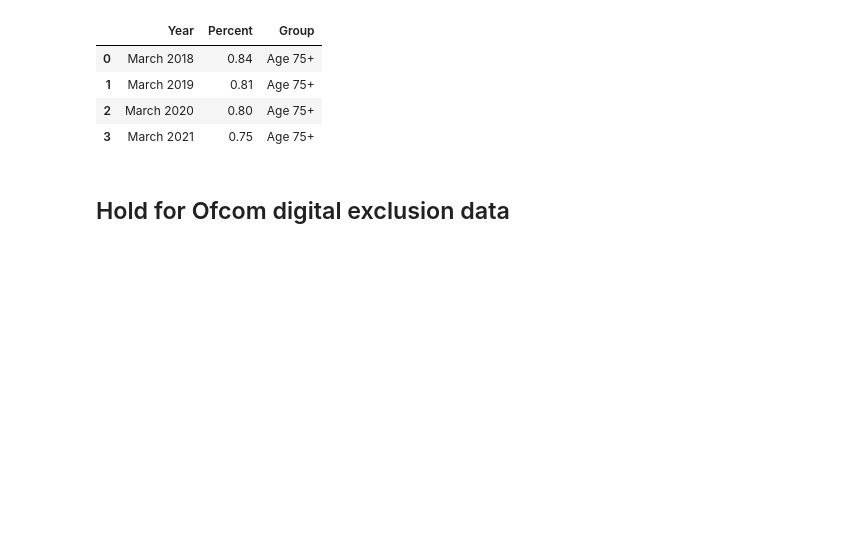
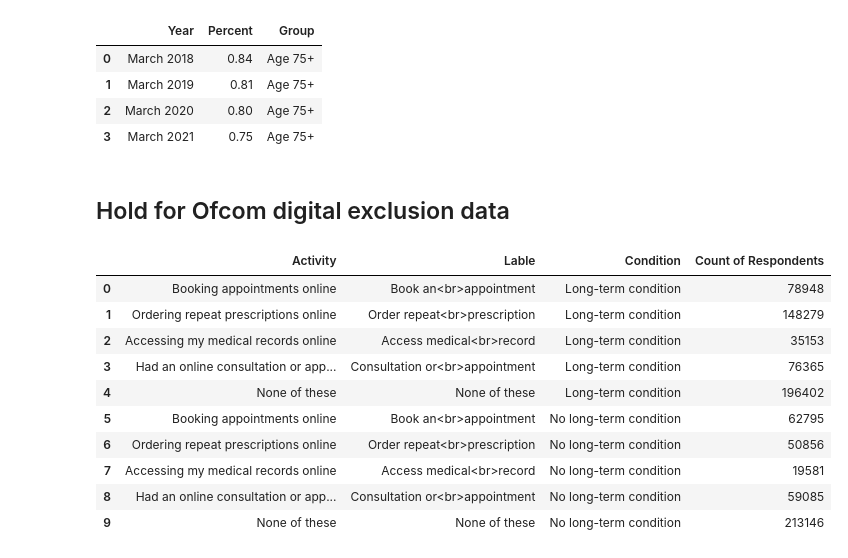
Before and after one commit to nhsx/digital-health-insights, a Jupyter notebook: Digital-Insights-2021-GP-Patient-Survey-2021-Analysis-Master.ipynb, the cells around one changed output. Cells and saved outputs as stored; diff of their text form; code cells hidden in the pictures; blank space fills up the shorter version.

```diff
--- a/Digital-Insights-2021-GP-Patient-Survey-2021-Analysis-Master.ipynb
+++ b/Digital-Insights-2021-GP-Patient-Survey-2021-Analysis-Master.ipynb
@@ -566,3 +566,19 @@ html_str = '<b>Figure 1.</b> The proportion of survey respondents aged 75 and ov
 ## Hold for Ofcom digital exclusion data
 # %%
 ## What would promt you to go online chart
+# %%
+# Q3. Which of the following general practice online services have you used in the past 12 months?
+online_gp_services_LTC = pd.read_csv (r'data/GPPS_Long term health conditions 2021.csv', header = 0)
+online_gp_services_LTC
+# %% [output]
+|  | Activity | Lable | Condition | Count of Respondents |
+| 0 | Booking appointments online | Book an<br>appointment | Long-term condition | 78948 |
+| 1 | Ordering repeat prescriptions online | Order repeat<br>prescription | Long-term condition | 148279 |
+| 2 | Accessing my medical records online | Access medical<br>record | Long-term condition | 35153 |
+| 3 | Had an online consultation or app... | Consultation or<br>appointment | Long-term condition | 76365 |
+| 4 | None of these | None of these | Long-term condition | 196402 |
+| 5 | Booking appointments online | Book an<br>appointment | No long-term condition | 62795 |
+| 6 | Ordering repeat prescriptions online | Order repeat<br>prescription | No long-term condition | 50856 |
+| 7 | Accessing my medical records online | Access medical<br>record | No long-term condition | 19581 |
+| 8 | Had an online consultation or app... | Consultation or<br>appointment | No long-term condition | 59085 |
+| 9 | None of these | None of these | No long-term condition | 213146 |
```
Also changed, not shown: parts of 5 cells of this notebook, 2 other files.
